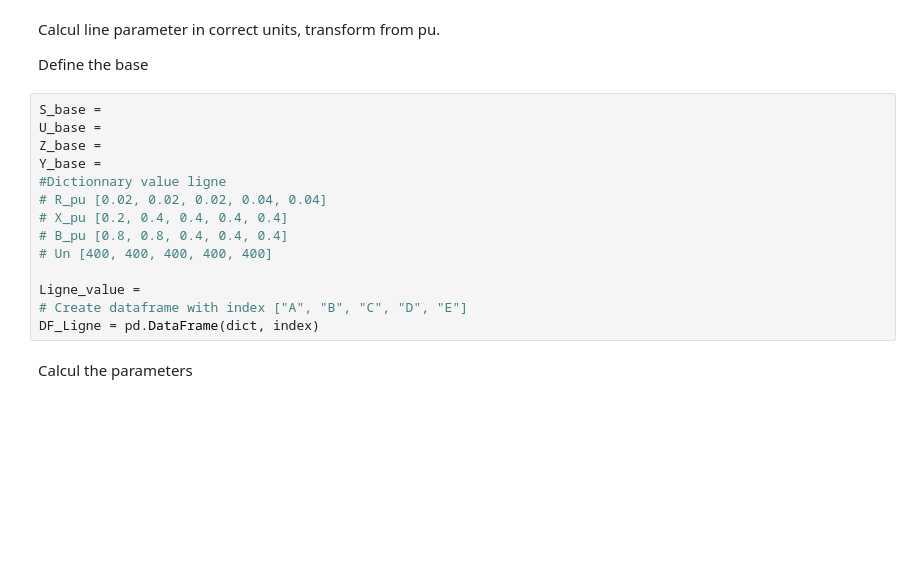
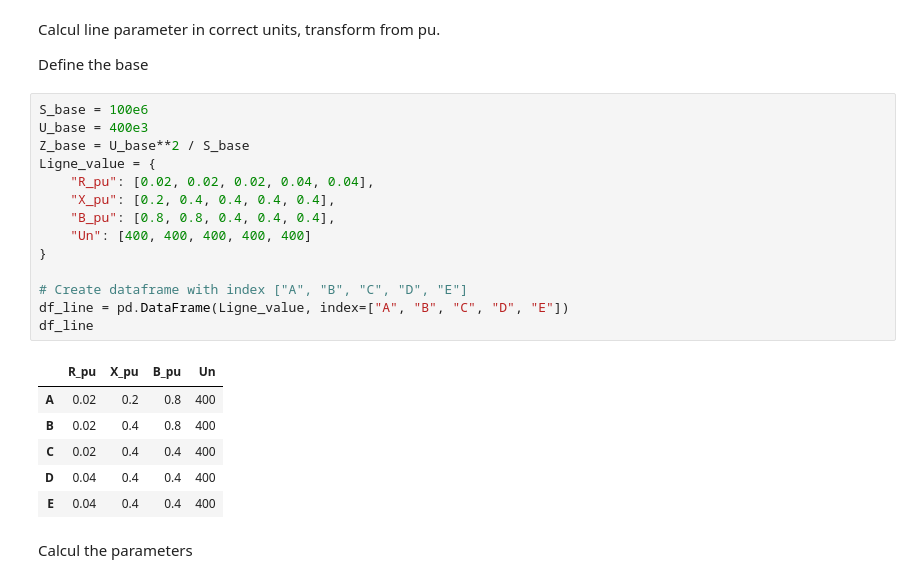
Before and after one commit to sebastien-pfister/rhtlab, a Jupyter notebook: tutorials/00_welcome_to_python_VS.ipynb, the cells around one changed output. Drawn from its saved outputs; the diff is of its cells as text; blank space fills up the shorter version.

```diff
--- a/tutorials/00_welcome_to_python_VS.ipynb
+++ b/tutorials/00_welcome_to_python_VS.ipynb
@@ -737,19 +748,26 @@ Calcul line parameter in correct units, transform from pu.
 
 Define the base
 # %%
-S_base =
-U_base =
-Z_base =
-Y_base =
-#Dictionnary value ligne
-# R_pu [0.02, 0.02, 0.02, 0.04, 0.04]
-# X_pu [0.2, 0.4, 0.4, 0.4, 0.4]
-# B_pu [0.8, 0.8, 0.4, 0.4, 0.4]
-# Un [400, 400, 400, 400, 400]
+S_base = 100e6
+U_base = 400e3
+Z_base = U_base**2 / S_base
+Ligne_value = {
+    "R_pu": [0.02, 0.02, 0.02, 0.04, 0.04],
+    "X_pu": [0.2, 0.4, 0.4, 0.4, 0.4],
+    "B_pu": [0.8, 0.8, 0.4, 0.4, 0.4],
+    "Un": [400, 400, 400, 400, 400]
+}
 
-Ligne_value =
 # Create dataframe with index ["A", "B", "C", "D", "E"]
-DF_Ligne = pd.DataFrame(dict, index)
+df_line = pd.DataFrame(Ligne_value, index=["A", "B", "C", "D", "E"])
+df_line
+# %% [output]
+|  | R_pu | X_pu | B_pu | Un |
+| A | 0.02 | 0.2 | 0.8 | 400 |
+| B | 0.02 | 0.4 | 0.8 | 400 |
+| C | 0.02 | 0.4 | 0.4 | 400 |
+| D | 0.04 | 0.4 | 0.4 | 400 |
+| E | 0.04 | 0.4 | 0.4 | 400 |
 # %% [markdown]
 Calcul the parameters
 # %%
```
Also changed, not shown: parts of 13 cells of this notebook.
